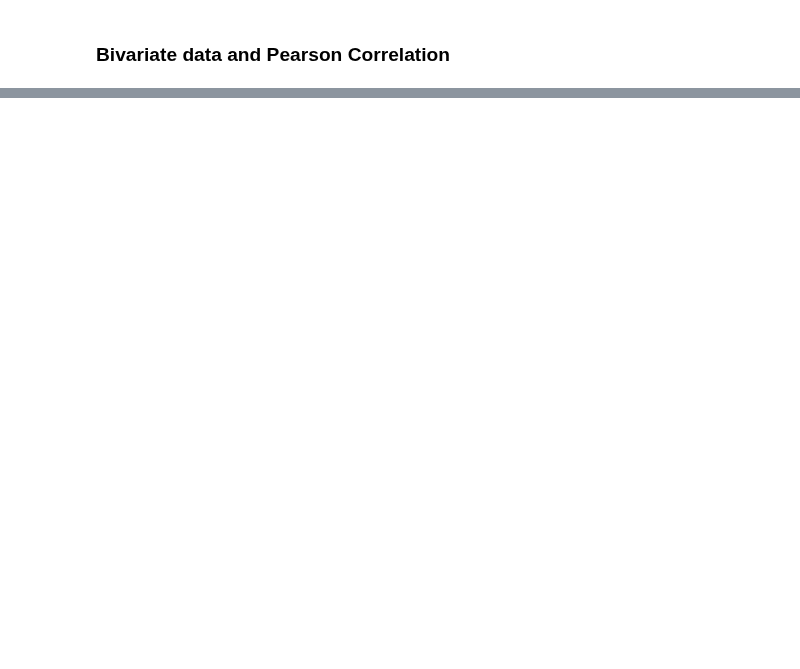
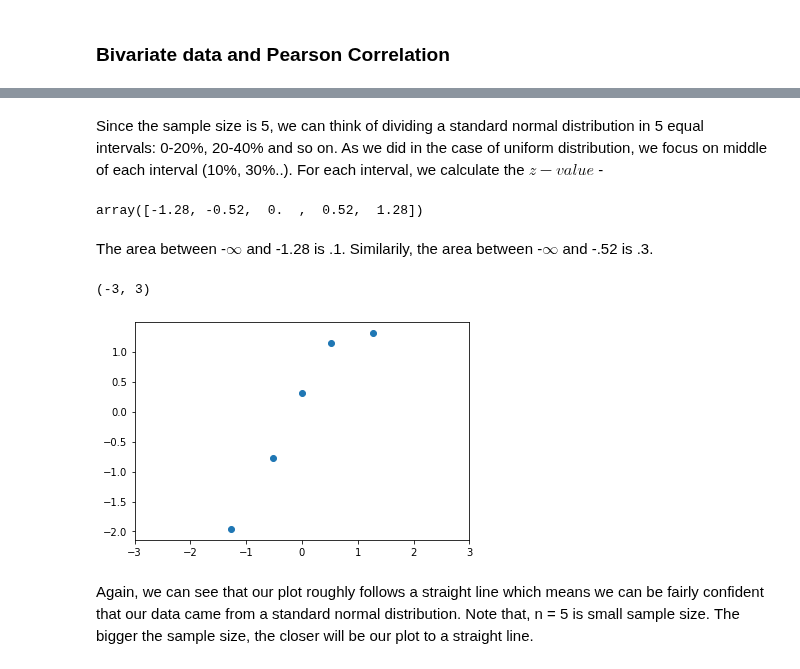
Before and after one commit to mayankkaizen/jupyter-notebooks, a Jupyter notebook: ML and DS/Stats.ipynb, the cells around one changed output, grey strips where cells are left out. Saved outputs shown, nothing was run; the diff lists cells and outputs as text; code cells hidden in the pictures; blank space fills up the shorter version.

```diff
--- a/ML and DS/Stats.ipynb
+++ b/ML and DS/Stats.ipynb
@@ -37,0 +308,25 @@ Therefore, the 25th percentile is 5.5. If we had used the first definition (the
+# %%
+n = [-1.96, -.78, .31, 1.15, 1.31]
+# %% [markdown]
+
+Since the sample size is 5, we can think of dividing a standard normal distribution in 5 equal intervals: 0-20%, 20-40% and so on. As we did in the case of uniform distribution, we focus on middle of each interval (10%, 30%..). For each interval, we calculate the $z-value$ -
+# %%
+import numpy as np
+from scipy.stats import norm
+inv =[.1,.3, .5, .7, .9]
+
+inv = np.round(norm.ppf(inv),2)
+# %%
+inv
+# %% [output]
+array([-1.28, -0.52,  0.  ,  0.52,  1.28])
+# %% [markdown]
+The area between -$\infty$ and -1.28 is .1. Similarily, the area between -$\infty$ and -.52 is .3.
+# %%
+plt.scatter(inv, n)
+plt.xlim(-3,3)
+# %% [output]
+(-3, 3)
+[figure, added]
+# %% [markdown]
+Again, we can see that our plot roughly follows a straight line which means we can be fairly confident that our data came from a standard normal distribution. Note that, n = 5 is small sample size. The bigger the sample size, the closer will be our plot to a straight line.
```
Also changed, not shown: parts of 38 cells of this notebook, 9 other files.
